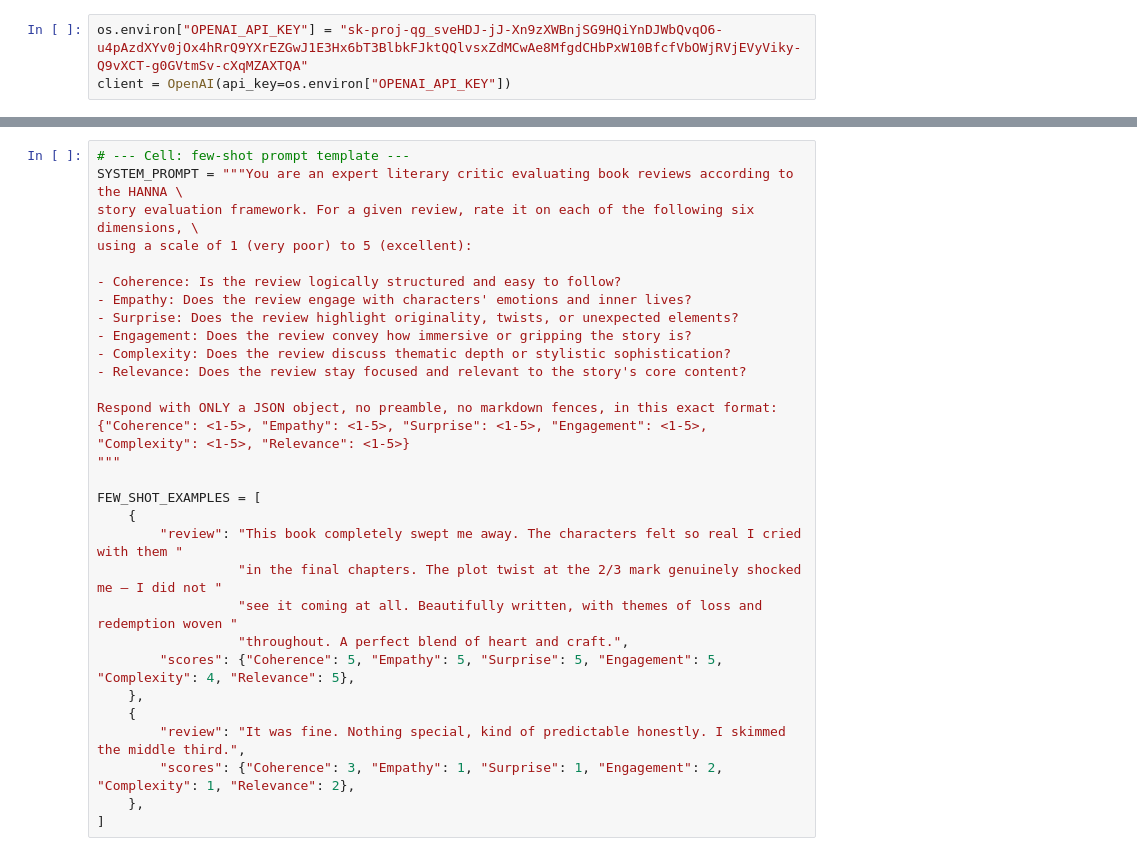
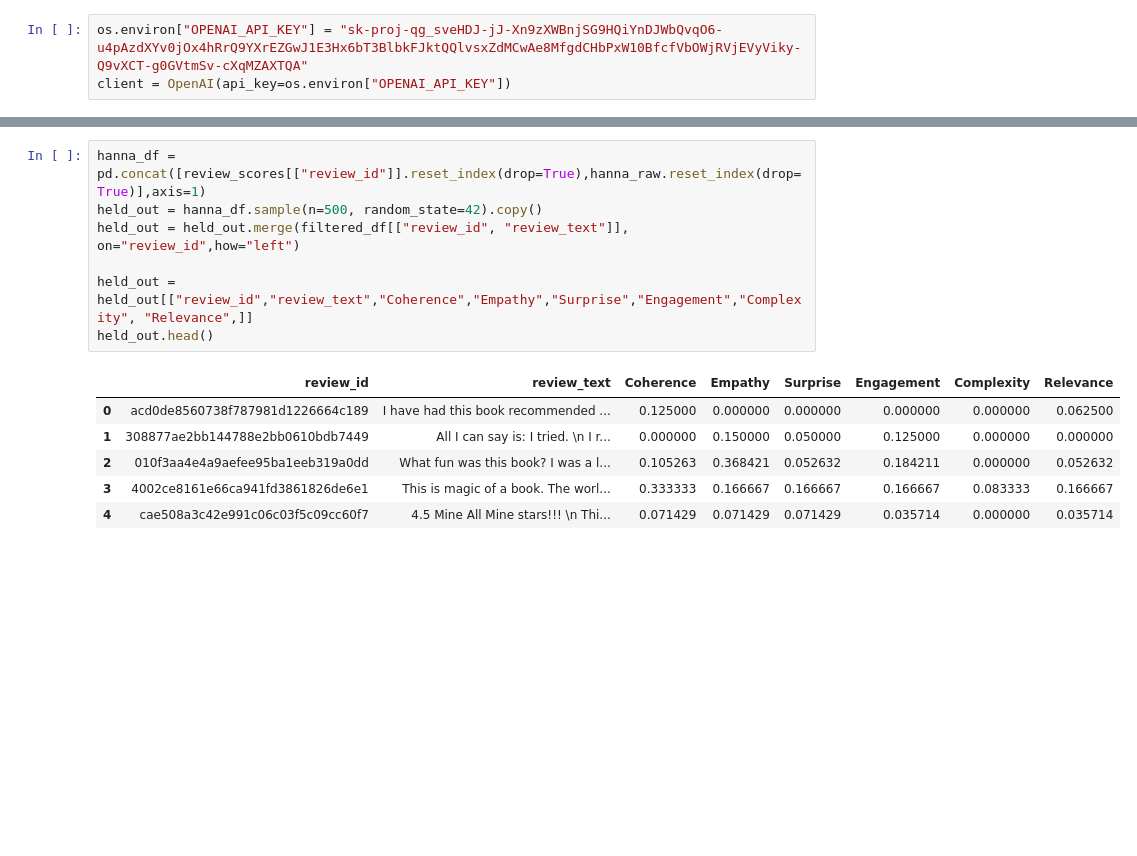
Before and after one commit to khwezikunene/story-evaluation-dissertation, a Jupyter notebook: notebooks/objective1/03_hanna_validate.ipynb, the cells around one changed output, grey strips where cells are left out. Cells and saved outputs as stored; diff of their text form; blank space fills up the shorter version.

Commit message:
Changes to be committed: 	modified:   notebooks/objective1/03_hanna_validate.ipynb

```diff
--- a/notebooks/objective1/03_hanna_validate.ipynb
+++ b/notebooks/objective1/03_hanna_validate.ipynb
@@ -168,30 +150,14 @@ KeyError: 'review_id'
-# %%
-# --- Cell: few-shot prompt template ---
-SYSTEM_PROMPT = """You are an expert literary critic evaluating book reviews according to the HANNA \
-story evaluation framework. For a given review, rate it on each of the following six dimensions, \
-using a scale of 1 (very poor) to 5 (excellent):
-
-- Coherence: Is the review logically structured and easy to follow?
-- Empathy: Does the review engage with characters' emotions and inner lives?
-- Surprise: Does the review highlight originality, twists, or unexpected elements?
-- Engagement: Does the review convey how immersive or gripping the story is?
-- Complexity: Does the review discuss thematic depth or stylistic sophistication?
-- Relevance: Does the review stay focused and relevant to the story's core content?
-
-Respond with ONLY a JSON object, no preamble, no markdown fences, in this exact format:
-{"Coherence": <1-5>, "Empathy": <1-5>, "Surprise": <1-5>, "Engagement": <1-5>, "Complexity": <1-5>, "Relevance": <1-5>}
-"""
-
-FEW_SHOT_EXAMPLES = [
-    {
-        "review": "This book completely swept me away. The characters felt so real I cried with them "
-                  "in the final chapters. The plot twist at the 2/3 mark genuinely shocked me — I did not "
-                  "see it coming at all. Beautifully written, with themes of loss and redemption woven "
-                  "throughout. A perfect blend of heart and craft.",
-        "scores": {"Coherence": 5, "Empathy": 5, "Surprise": 5, "Engagement": 5, "Complexity": 4, "Relevance": 5},
-    },
-    {
-        "review": "It was fine. Nothing special, kind of predictable honestly. I skimmed the middle third.",
-        "scores": {"Coherence": 3, "Empathy": 1, "Surprise": 1, "Engagement": 2, "Complexity": 1, "Relevance": 2},
-    },
-]
+# %%
+hanna_df = pd.concat([review_scores[["review_id"]].reset_index(drop=True),hanna_raw.reset_index(drop=True)],axis=1)
+held_out = hanna_df.sample(n=500, random_state=42).copy()
+held_out = held_out.merge(filtered_df[["review_id", "review_text"]], on="review_id",how="left")
+
+held_out = held_out[["review_id","review_text","Coherence","Empathy","Surprise","Engagement","Complexity", "Relevance",]]
+held_out.head()
+# %% [output]
+|  | review_id | review_text | Coherence | Empathy | Surprise | Engagement | Complexity | Relevance |
+| 0 | acd0de8560738f787981d1226664c189 | I have had this book recommended ... | 0.125000 | 0.000000 | 0.000000 | 0.000000 | 0.000000 | 0.062500 |
+| 1 | 308877ae2bb144788e2bb0610bdb7449 | All I can say is: I tried. \n I r... | 0.000000 | 0.150000 | 0.050000 | 0.125000 | 0.000000 | 0.000000 |
+| 2 | 010f3aa4e4a9aefee95ba1eeb319a0dd | What fun was this book? I was a l... | 0.105263 | 0.368421 | 0.052632 | 0.184211 | 0.000000 | 0.052632 |
+| 3 | 4002ce8161e66ca941fd3861826de6e1 | This is magic of a book. The worl... | 0.333333 | 0.166667 | 0.166667 | 0.166667 | 0.083333 | 0.166667 |
+| 4 | cae508a3c42e991c06c03f5c09cc60f7 | 4.5 Mine All Mine stars!!! \n Thi... | 0.071429 | 0.071429 | 0.071429 | 0.035714 | 0.000000 | 0.035714 |
```
Also changed, not shown: parts of 2 cells of this notebook.
